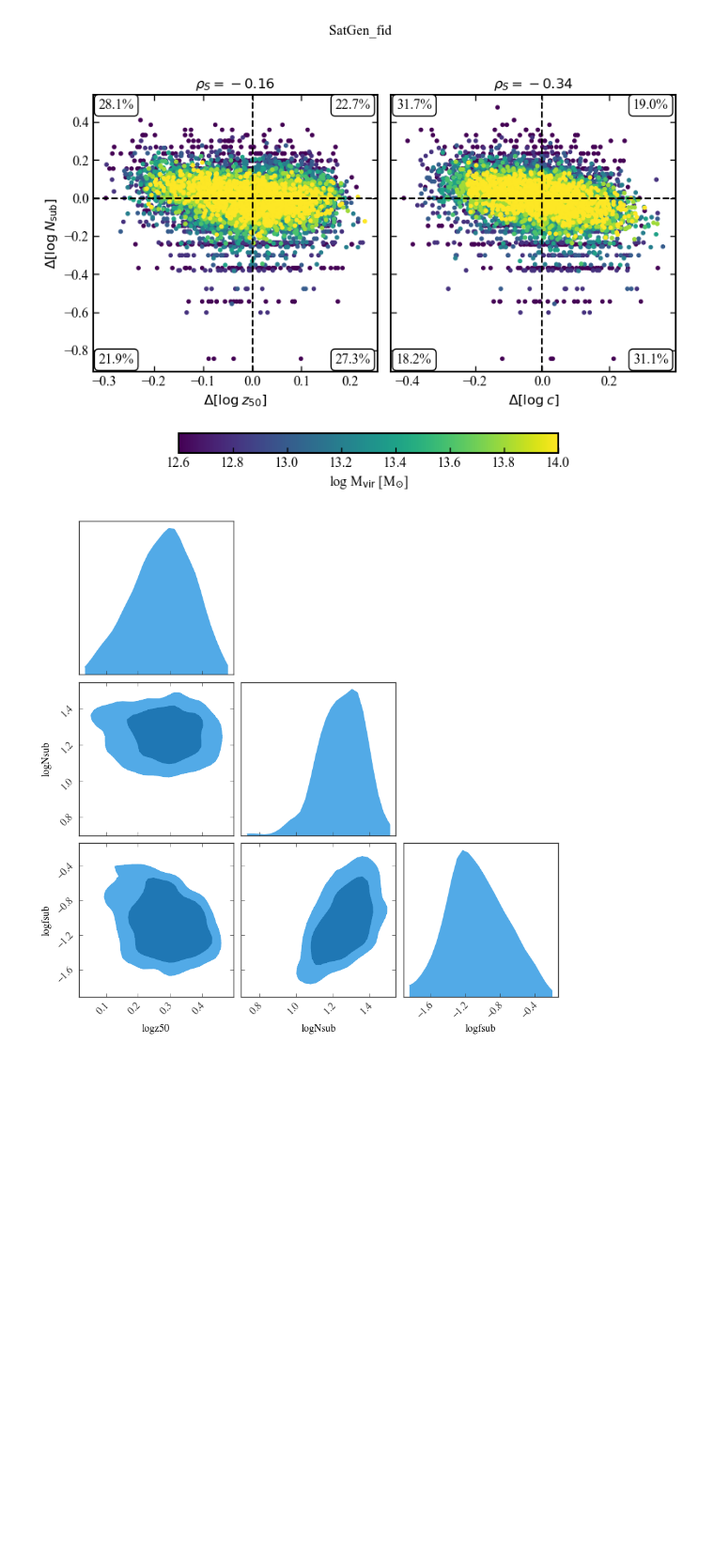
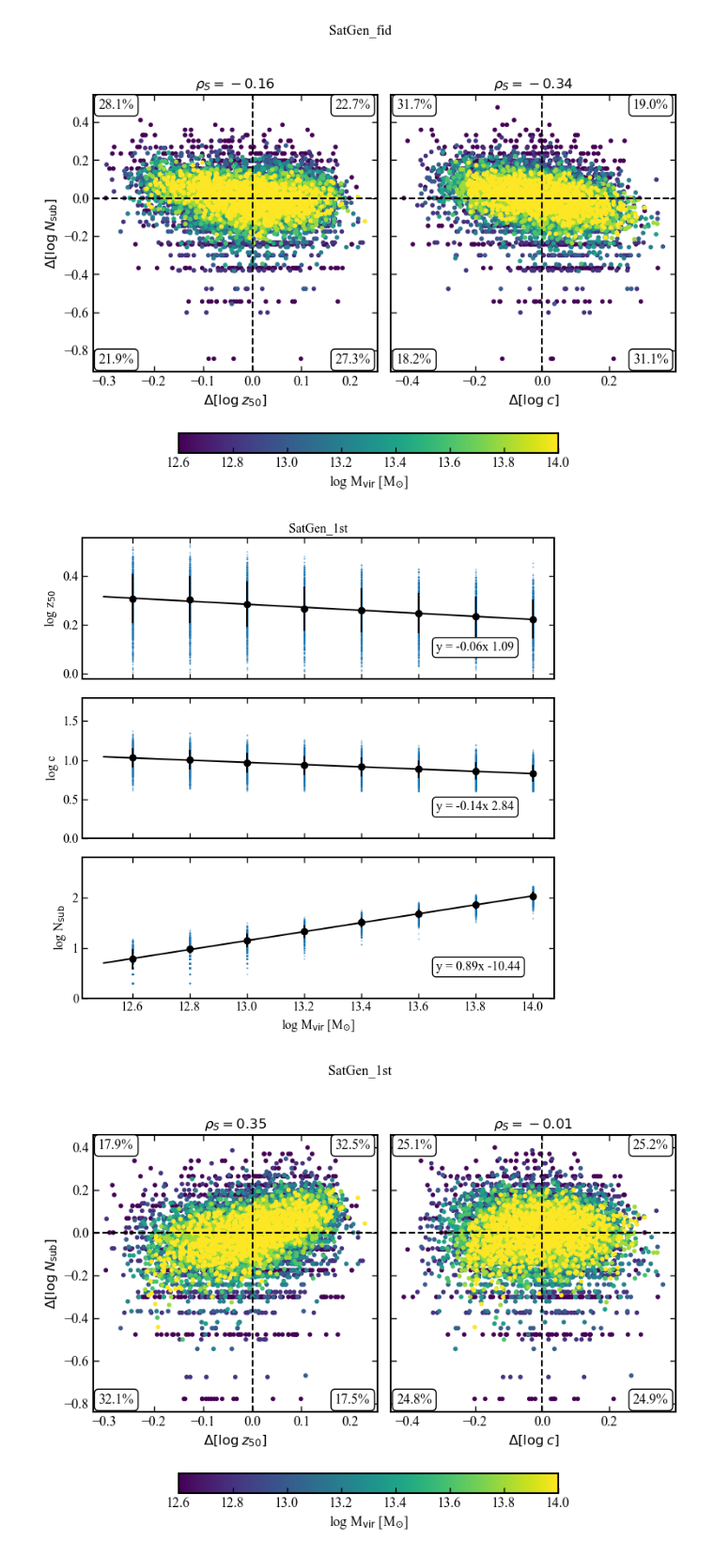
Before and after one commit to jsmonzon/MassSpec, a Jupyter notebook: notebooks/abundance/satgen_data.ipynb, the cells around one changed output. Shown at 94% size. Cells and saved outputs as stored; diff of their text form; code cells hidden in the pictures; blank space fills up the shorter version.

```diff
--- a/notebooks/abundance/satgen_data.ipynb
+++ b/notebooks/abundance/satgen_data.ipynb
@@ -42,21 +43,14 @@ norm.write_summary_tab(filepath= "../../data/summary_tabs/")
 # %% [output]
 [figure]
 [figure]
-# %%
-sub13 = norm.df[(norm.df["logMvir"] >= 12.9) & (norm.df["logMvir"] < 13.1)]
-small = sub13[["logz50", "logNsub", "logfsub"]]
-
-import pygtc
-corner_comp = pygtc.plotGTC(
-    chains=small,
-    smoothingKernel=1.4,
-    figureSize=10,
-    customTickFont={'family':'Times', 'size':12},
-    customLegendFont={'family':'Times', 'size':12},
-    customLabelFont={'family':'Times', 'size':12},
-    mathTextFontSet=None,
-    panelSpacing='loose',
-    colorsOrder=["blues", "oranges"]
-)
-# %% [output]
-[figure, removed]
+# %%
+first_order = jsm_ancillary.load_massspec("../../data/fid/", "artificial", 1)
+
+satgen_high_mass = first_order[first_order["logMvir"] > 12.5]
+satgen_high_mass = satgen_high_mass.sort_values("logMvir")
+
+norm1st = jsm_stats.CorrNorm_satgen(satgen_high_mass, dataset_title="SatGen_1st")
+# norm.write_summary_tab(filepath= "../../data/summary_tabs/")
+# %% [output]
+[figure, added]
+[figure, added]
```
Also changed, not shown: parts of 11 cells of this notebook, 26 other files.
